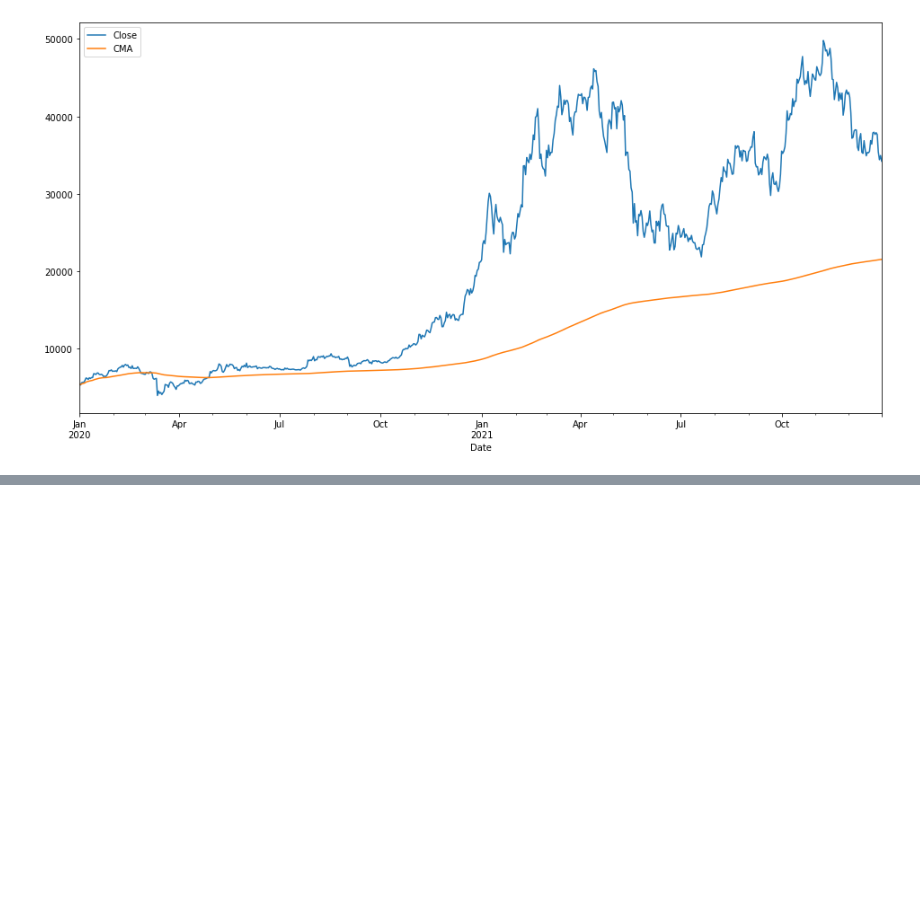
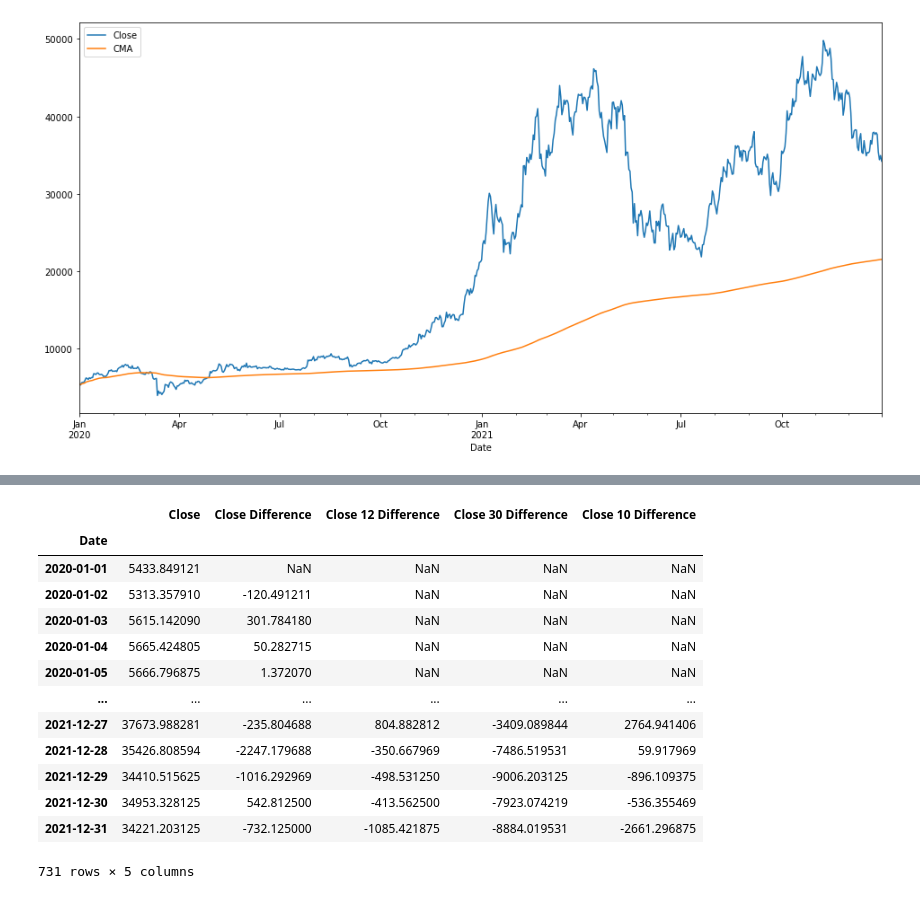
Before and after one commit to amirahsan/Time-Series-Forecasting, a Jupyter notebook: Time Series Forecasting.ipynb, the cells around one changed output, grey strips where cells are left out. Cells and saved outputs as stored; diff of their text form; code cells hidden in the pictures; blank space fills up the shorter version.

```diff
--- a/Time Series Forecasting.ipynb
+++ b/Time Series Forecasting.ipynb
@@ -85,0 +180,20 @@ btc_df[['Close','CMA']].plot(figsize=(16,8))
+# %%
+## Use Techniques Differencing
+## 12 months
+btc_final['Close 10 Difference']= btc_final['Close']-btc_final['Close'].shift(10)
+btc_final
+# %% [output]
+|  | Close | Close Difference | Close 12 Difference | Close 30 Difference | Close 10 Difference |
+| Date |  |  |  |  |  |
+| 2020-01-01 | 5433.849121 | NaN | NaN | NaN | NaN |
+| 2020-01-02 | 5313.357910 | -120.491211 | NaN | NaN | NaN |
+| 2020-01-03 | 5615.142090 | 301.784180 | NaN | NaN | NaN |
+| 2020-01-04 | 5665.424805 | 50.282715 | NaN | NaN | NaN |
+| 2020-01-05 | 5666.796875 | 1.372070 | NaN | NaN | NaN |
+| ... | ... | ... | ... | ... | ... |
+| 2021-12-27 | 37673.988281 | -235.804688 | 804.882812 | -3409.089844 | 2764.941406 |
+| 2021-12-28 | 35426.808594 | -2247.179688 | -350.667969 | -7486.519531 | 59.917969 |
+| 2021-12-29 | 34410.515625 | -1016.292969 | -498.531250 | -9006.203125 | -896.109375 |
+| 2021-12-30 | 34953.328125 | 542.812500 | -413.562500 | -7923.074219 | -536.355469 |
+| 2021-12-31 | 34221.203125 | -732.125000 | -1085.421875 | -8884.019531 | -2661.296875 |
+731 rows × 5 columns
```
Also changed, not shown: parts of 15 cells of this notebook.
